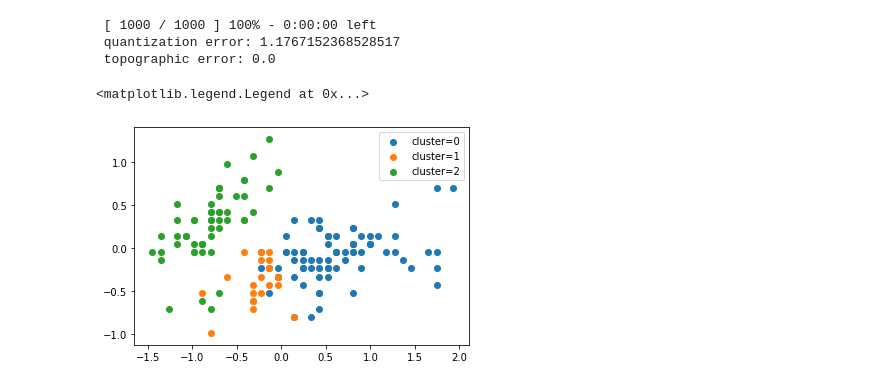
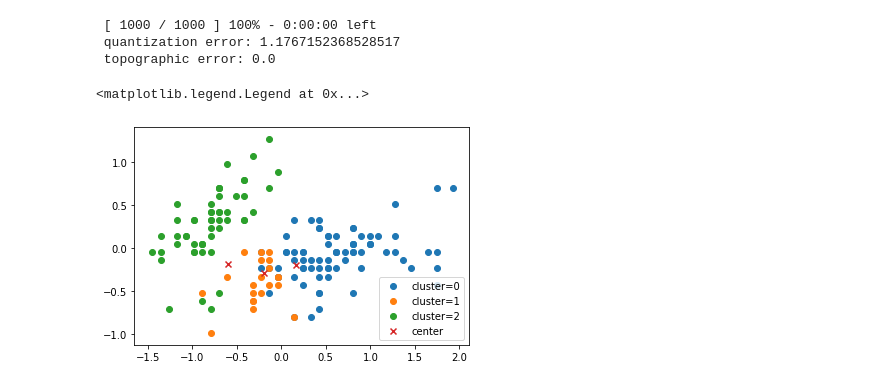
Before and after one commit to JustGlowing/minisom, a Jupyter notebook: examples/Clustering.ipynb, the cells around one changed output. Cells and saved outputs as stored; diff of their text form; code cells hidden in the pictures.

```diff
--- a/examples/Clustering.ipynb
+++ b/examples/Clustering.ipynb
@@ -33,8 +33,11 @@ cluster_index = np.ravel_multi_index(winnder_coordinates, som_shape)
 # %%
 for c in np.unique(cluster_index):
     plt.scatter(data[cluster_index == c, 0],
                 data[cluster_index == c,1], label='cluster='+str(c))
+
+for centroid in som.get_weights():
+    plt.scatter(centroid[:, 0], centroid[:, 1], marker='x', label='center')
 plt.legend()
 # %% [output]
 <matplotlib.legend.Legend at 0x...>
-[figure, old version]
+[figure, new version]
```
Also changed, not shown: parts of 1 cell of this notebook.
